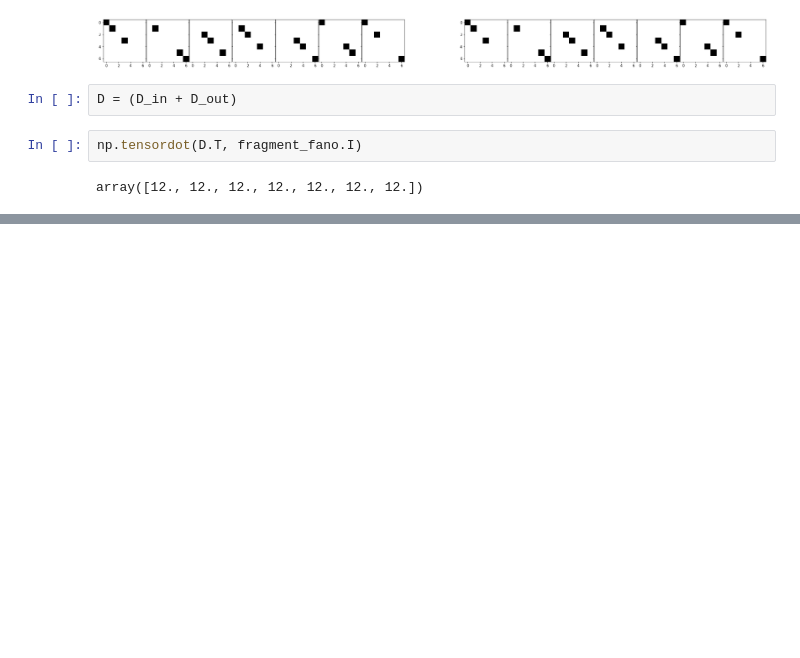
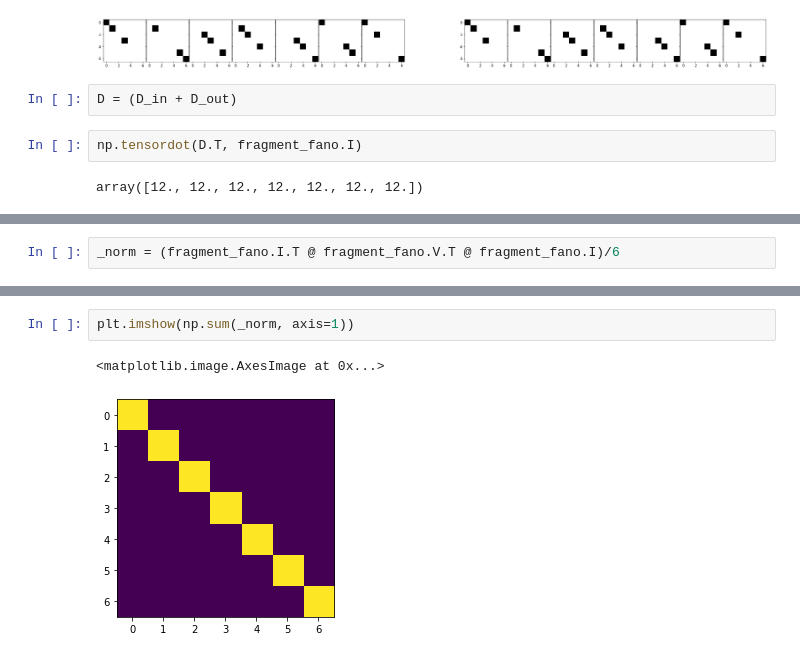
Before and after one commit to kyberszittya/rei_hypergraph, a Jupyter notebook: framework_python/notebooks/simple_graph_w_prop.ipynb, the cells around one changed output, grey strips where cells are left out. Saved outputs shown, nothing was run; the diff lists cells and outputs as text; blank space fills up the shorter version.

```diff
--- a/framework_python/notebooks/simple_graph_w_prop.ipynb
+++ b/framework_python/notebooks/simple_graph_w_prop.ipynb
@@ -99,0 +283,2 @@ array([12., 12., 12., 12., 12., 12., 12.])
+# %%
+_norm = (fragment_fano.I.T @ fragment_fano.V.T @ fragment_fano.I)/6
@@ -99,0 +295,5 @@ array([12., 12., 12., 12., 12., 12., 12.])
+# %%
+plt.imshow(np.sum(_norm, axis=1))
+# %% [output]
+<matplotlib.image.AxesImage at 0x...>
+[figure, added]
```
Also changed, not shown: parts of 31 cells of this notebook, 4 other files.
